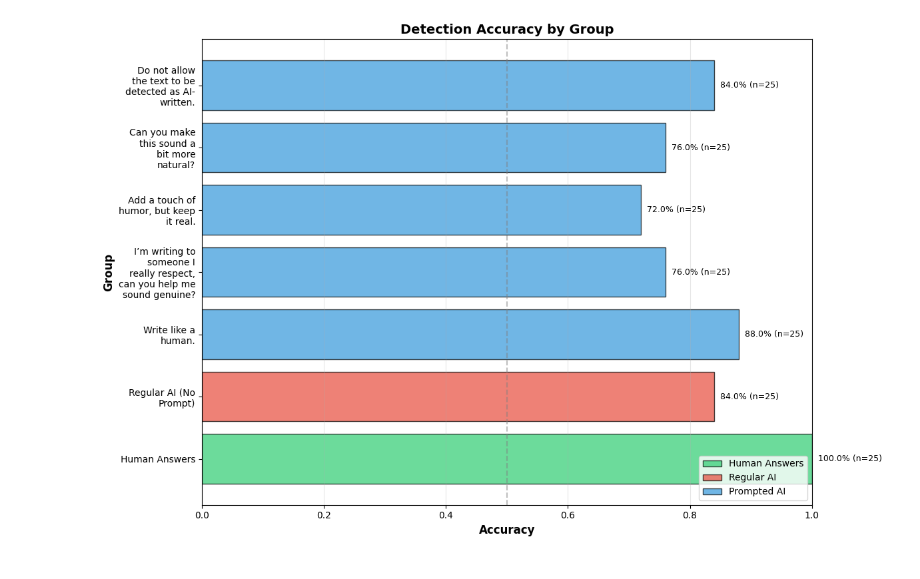
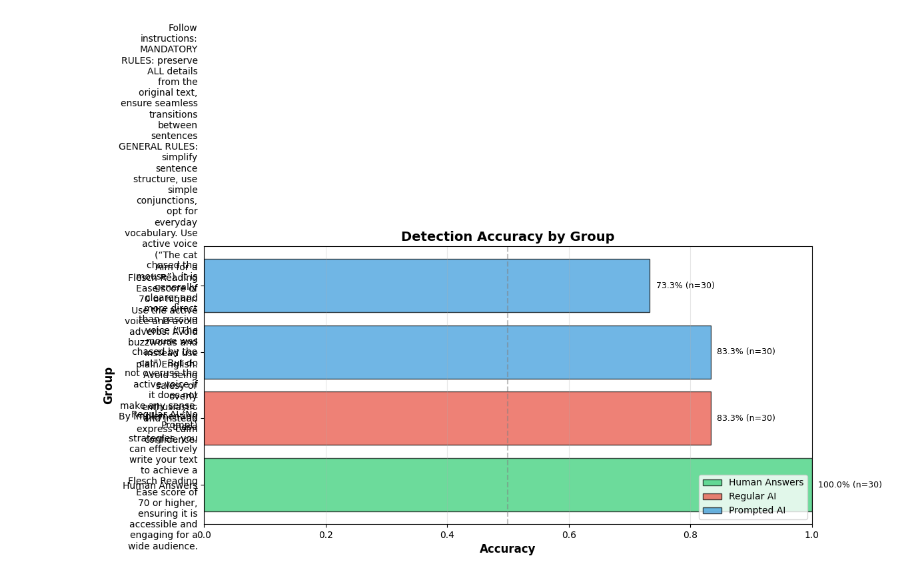
Before and after one commit to pocolpaolo10tue/2amm20, a Jupyter notebook: VizAnalysis.ipynb, the cells around one changed output. Cells and saved outputs as stored; diff of their text form; code cells hidden in the pictures.

Commit message:
Visualize edge cases

```diff
--- a/VizAnalysis.ipynb
+++ b/VizAnalysis.ipynb
@@ -4,4 +4,5 @@ import matplotlib.pyplot as plt
 import numpy as np
 import textwrap
 # %%
-df = pd.read_csv('datasets/output_25_binoculars.csv', encoding='utf8')
+df = pd.read_csv('datasets/output_30_binoculars_florian_prompt.csv', encoding='utf8')
+df.columns
@@ -31,7 +40,8 @@ for question in df['question'].unique():
         'answer': human_row['answer'],
         'prompt': '',
         'true_label': 'human',
-        'predicted_label': normalize_label(human_row['answer_detection_prediction'])
+        'predicted_label': normalize_label(human_row['answer_detection_prediction']),
+        'score' : human_row['answer_detection_score']
     })
 
     # Regular AI answer (first row's AI answer, no prompt)
@@ -40,7 +50,8 @@ for question in df['question'].unique():
         'answer': human_row['question_answer_ai'],
         'prompt': '',
         'true_label': 'ai',
-        'predicted_label': normalize_label(human_row['question_answer_ai_detection_prediction'])
+        'predicted_label': normalize_label(human_row['question_answer_ai_detection_prediction']),
+        'score' : human_row['question_answer_ai_detection_score']
     })
 
     # Prompted AI answers (one for each unique prompt)
@@ -51,7 +62,8 @@ for question in df['question'].unique():
                 'answer': row['question_with_prompt_answer_ai'],
                 'prompt': row['prompt'],
                 'true_label': 'ai',
-                'predicted_label': normalize_label(row['question_with_prompt_answer_ai_detection_prediction'])
+                'predicted_label': normalize_label(row['question_with_prompt_answer_ai_detection_prediction']),
+                'score' : human_row['question_with_prompt_answer_ai_detection_score']
             })
 
 # Create new dataframe
@@ -257,32 +297,32 @@ fig, ax = plt.subplots(figsize=(12, 8))
 # Create horizontal bar chart (categories on y-axis)
 bars = ax.barh(wrapped_groups, accuracies, color=colors, alpha=0.7, edgecolor='black')
 
 # Customize the plot
 ax.set_xlabel('Accuracy', fontsize=12, fontweight='bold')
 ax.set_ylabel('Group', fontsize=12, fontweight='bold')
 ax.set_title('Detection Accuracy by Group', fontsize=14, fontweight='bold')
-ax.set_xlim(0, 1.0)
+ax.set_xlim(0.0, 1.0)
 ax.axvline(x=0.5, color='gray', linestyle='--', alpha=0.5, label='Random Baseline (50%)')
 ax.grid(axis='x', alpha=0.3)
 
 # Add value labels on the right of bars
 for i, (bar, acc, size) in enumerate(zip(bars, accuracies, sample_sizes)):
     width = bar.get_width()
     ax.text(width + 0.01,  # x position (end of the bar)
             bar.get_y() + bar.get_height()/2.0,  # y position (middle of the bar)
             f'{acc:.1%} (n={size})',
             ha='left', va='center', fontsize=9)
 
 # Add legend
 from matplotlib.patches import Patch
 legend_elements = [
     Patch(facecolor='#2ecc71', alpha=0.7, edgecolor='black', label='Human Answers'),
     Patch(facecolor='#e74c3c', alpha=0.7, edgecolor='black', label='Regular AI'),
     Patch(facecolor='#3498db', alpha=0.7, edgecolor='black', label='Prompted AI')
 ]
 ax.legend(handles=legend_elements, loc='lower right')
 
 plt.tight_layout()
 plt.show()
 # %% [output]
-[figure, old version]
+[figure, new version]
```
Also changed, not shown: parts of 4 cells of this notebook, 1 other file.
